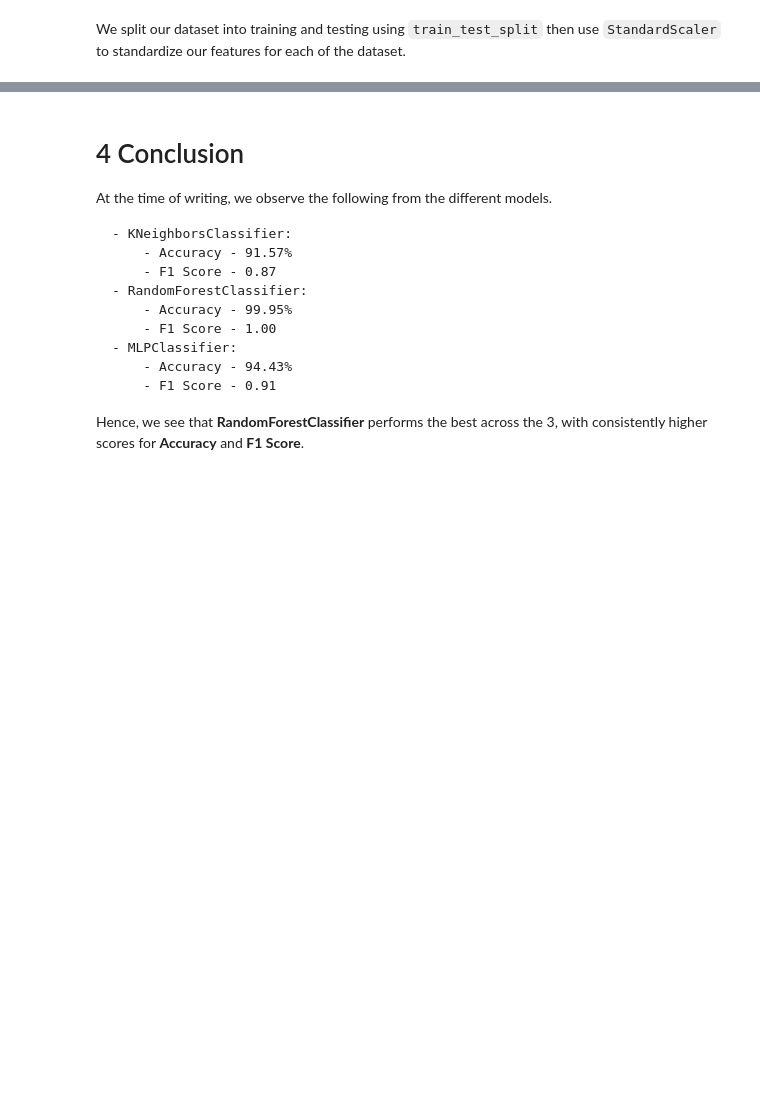
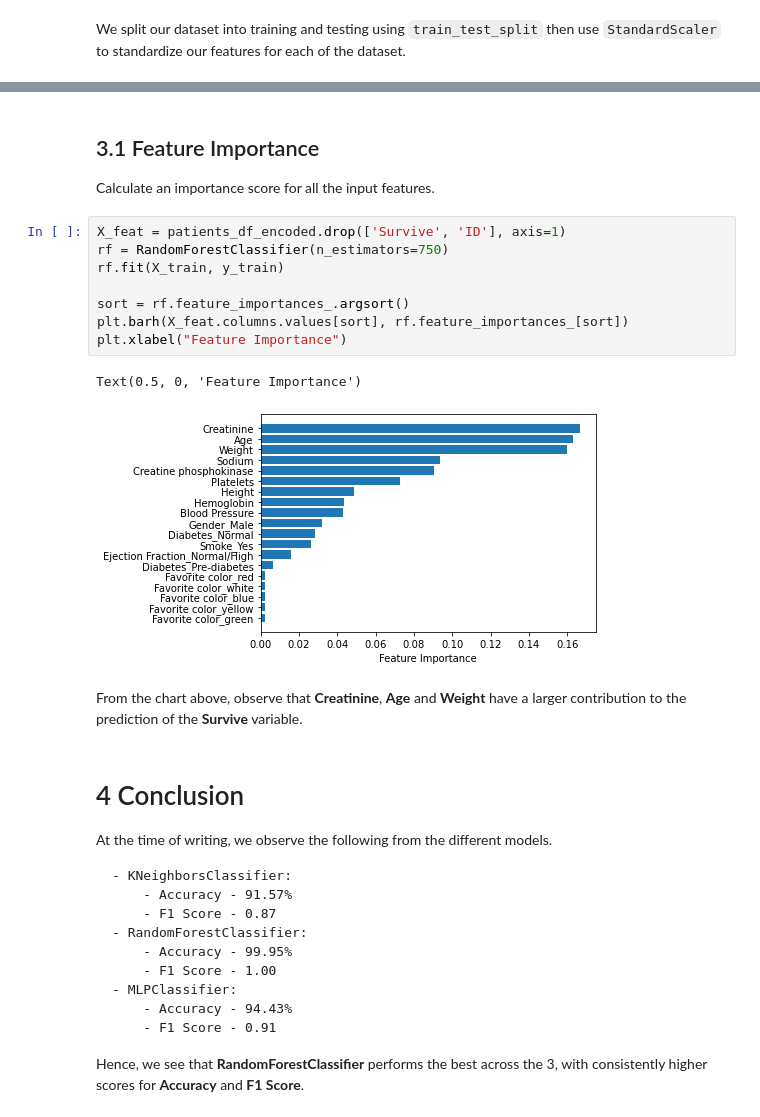
Before and after one commit to basyiro/ML_Task_3, a Jupyter notebook: eda.ipynb, the cells around one changed output, grey strips where cells are left out. Saved outputs shown, nothing was run; the diff lists cells and outputs as text; blank space fills up the shorter version.

Commit message:
Added Feature Importance
Added code to find feature importance for understanding relationship between features and Survival

```diff
--- a/eda.ipynb
+++ b/eda.ipynb
@@ -695,3 +655,19 @@ Best MLP Parameters: {'mlp_clf__hidden_layer_sizes': 10}
+# %% [markdown]
+## 3.1 Feature Importance
+Calculate an importance score for all the input features.
+# %%
+X_feat = patients_df_encoded.drop(['Survive', 'ID'], axis=1)
+rf = RandomForestClassifier(n_estimators=750)
+rf.fit(X_train, y_train)
+
+sort = rf.feature_importances_.argsort()
+plt.barh(X_feat.columns.values[sort], rf.feature_importances_[sort])
+plt.xlabel("Feature Importance")
+# %% [output]
+Text(0.5, 0, 'Feature Importance')
+[figure, added]
+# %% [markdown]
+From the chart above, observe that __Creatinine__, __Age__ and __Weight__ have a larger contribution to the prediction of the __Survive__ variable.
 # %% [markdown]
 # 4 Conclusion
 At the time of writing, we observe the following from the different models.
```
Also changed, not shown: parts of 25 cells of this notebook.
